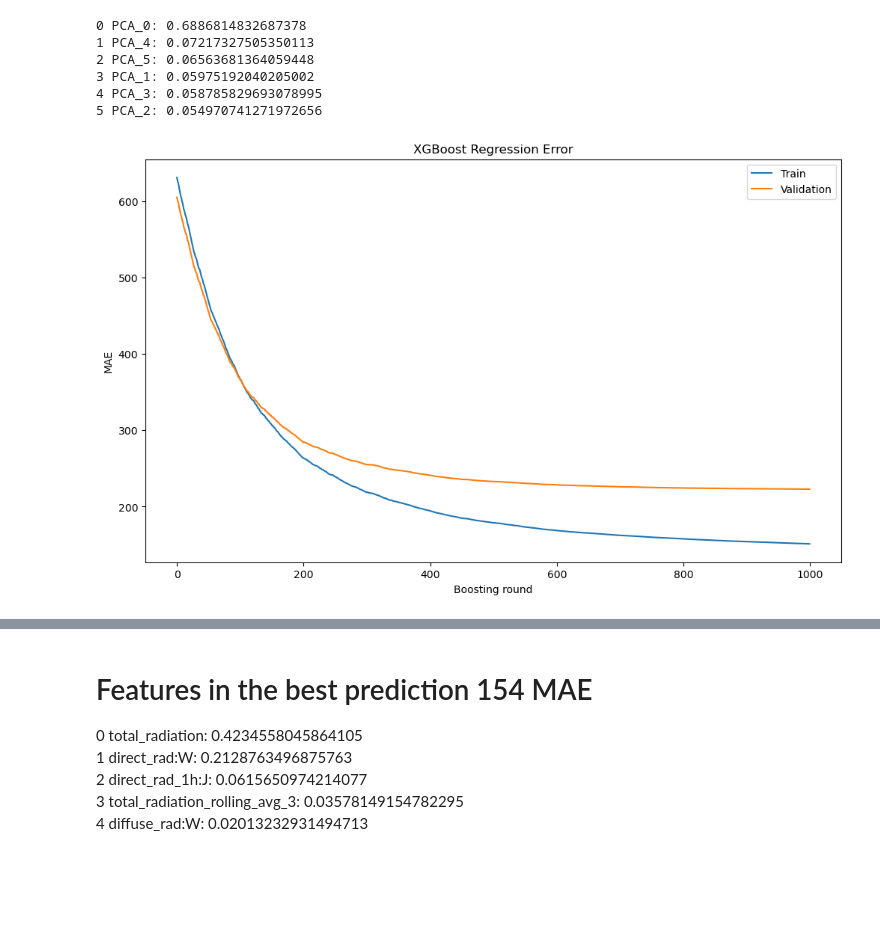
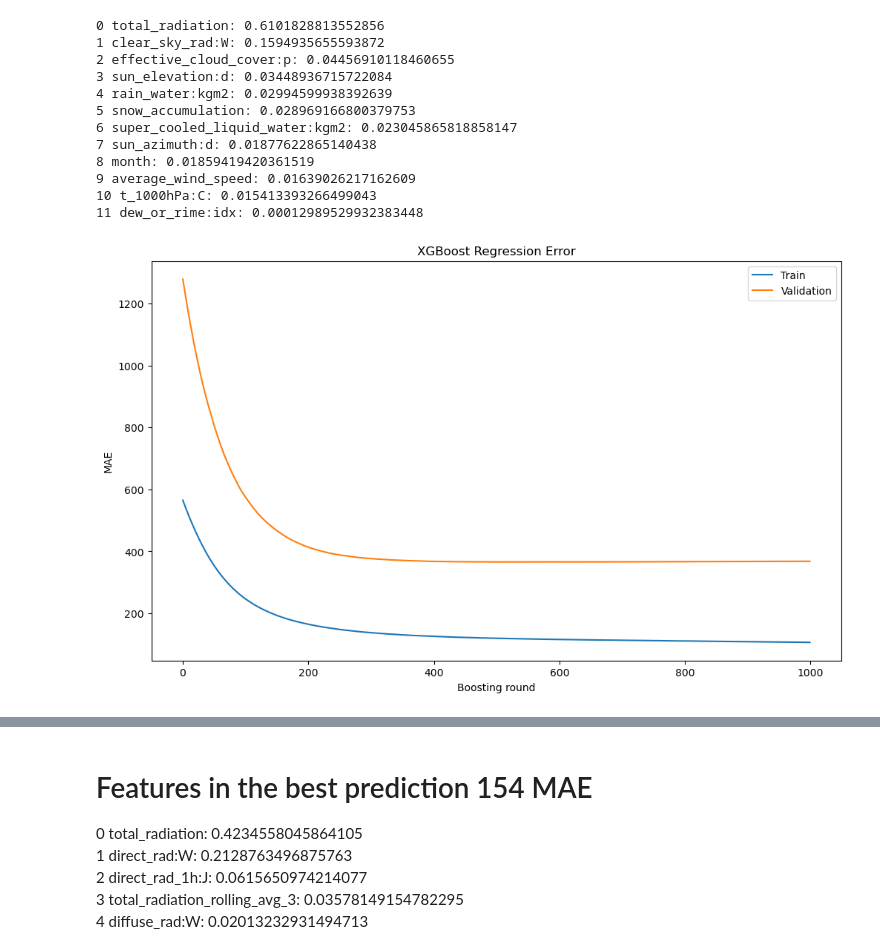
Before and after one commit to TDT4173-MPC/TDT4173-MPC, a Jupyter notebook: Mathias/models/xgboost.ipynb, the cells around one changed output, grey strips where cells are left out. Drawn from its saved outputs; the diff is of its cells as text; code cells hidden in the pictures; blank space fills up the shorter version.

```diff
--- a/Mathias/models/xgboost.ipynb
+++ b/Mathias/models/xgboost.ipynb
@@ -15,15 +17,15 @@ import warnings
 warnings.filterwarnings('ignore')
 # %%
 # Import data
-obs_A = pd.read_parquet('../../preprocessing/data/obs_A.parquet')
-obs_B = pd.read_parquet('../../preprocessing/data/obs_B.parquet')
-obs_C = pd.read_parquet('../../preprocessing/data/obs_C.parquet')
-est_A = pd.read_parquet('../../preprocessing/data/est_A.parquet')
-est_B = pd.read_parquet('../../preprocessing/data/est_B.parquet')
-est_C = pd.read_parquet('../../preprocessing/data/est_C.parquet')
-test_A = pd.read_parquet('../../preprocessing/data/test_A.parquet')
-test_B = pd.read_parquet('../../preprocessing/data/test_B.parquet')
-test_C = pd.read_parquet('../../preprocessing/data/test_C.parquet')
+obs_A = pd.read_parquet('../../preprocessing/data/obs_A.parquet').drop(columns=['date_forecast'])
+obs_B = pd.read_parquet('../../preprocessing/data/obs_B.parquet').drop(columns=['date_forecast'])
+obs_C = pd.read_parquet('../../preprocessing/data/obs_C.parquet').drop(columns=['date_forecast'])
+est_A = pd.read_parquet('../../preprocessing/data/est_A.parquet').drop(columns=['date_forecast'])
+est_B = pd.read_parquet('../../preprocessing/data/est_B.parquet').drop(columns=['date_forecast'])
+est_C = pd.read_parquet('../../preprocessing/data/est_C.parquet').drop(columns=['date_forecast'])
+test_A = pd.read_parquet('../../preprocessing/data/test_A.parquet').drop(columns=['date_forecast'])
+test_B = pd.read_parquet('../../preprocessing/data/test_B.parquet').drop(columns=['date_forecast'])
+test_C = pd.read_parquet('../../preprocessing/data/test_C.parquet').drop(columns=['date_forecast'])
 
 # Columns to drop
 # columns = [
@@ -112,7 +169,7 @@ parameters_A = {
     'random_state': 0,
     'booster': 'gbtree',
     'n_jobs': -1,
-    'eval_set': [(X_train_A, y_train_A), (X_test_A, y_test_A)]
+    'eval_set': [(X_train_A, y_train_A), (X_val_A, y_val_A)]
 }
 
 parameters_B = {
@@ -128,7 +185,7 @@ parameters_B = {
     'random_state': 0,
     'booster': 'gbtree',
     'n_jobs': -1,
-    'eval_set': [(X_train_B, y_train_B), (X_test_B, y_test_B)]
+    'eval_set': [(X_train_B, y_train_B), (X_val_B, y_val_B)]
 }
 
 parameters_C = {
@@ -144,7 +201,7 @@ parameters_C = {
     'random_state': 0,
     'booster': 'gbtree',
     'n_jobs': -1,
-    'eval_set': [(X_train_C, y_train_C), (X_test_C, y_test_C)]
+    'eval_set': [(X_train_C, y_train_C), (X_val_C, y_val_C)]
 }
 
 
@@ -156,21 +213,21 @@ model_C = xgb.XGBRegressor(**parameters_C)
 # Fit the models, verbose=False
 model_A.fit(
     X=X_train_A, y=y_train_A,
-    eval_set=[(X_train_A, y_train_A), (X_test_A, y_test_A)],
+    eval_set=[(X_train_A, y_train_A), (X_val_A, y_val_A)],
     eval_metric='mae',
     verbose=False
 )
 
 model_B.fit(
     X=X_train_B, y=y_train_B,
-    eval_set=[(X_train_B, y_train_B), (X_test_B, y_test_B)],
+    eval_set=[(X_train_B, y_train_B), (X_val_B, y_val_B)],
     eval_metric='mae',
     verbose=False
 )
 
 model_C.fit(
     X=X_train_C, y=y_train_C,
-    eval_set=[(X_train_C, y_train_C), (X_test_C, y_test_C)],
+    eval_set=[(X_train_C, y_train_C), (X_val_C, y_val_C)],
     eval_metric='mae',
     verbose=False
 )
@@ -249,18 +314,24 @@ Total MAE: 95.78239180507917
 # %%
 # Feature importance
-feature_importances = model_C.feature_importances_
+feature_importances = model_A.feature_importances_
 feature_importances = pd.DataFrame({'feature': list(X_train_A.columns), 'importance': feature_importances}).sort_values('importance', ascending = False)
 
 # Print feature importance
 for i in range(feature_importances.shape[0]):
     print(f"{i} {feature_importances.iloc[i, 0]}: {feature_importances.iloc[i, 1]}")
 # %% [output]
-0 PCA_0: 0.6886814832687378
-1 PCA_4: 0.07217327505350113
-2 PCA_5: 0.06563681364059448
-3 PCA_1: 0.05975192040205002
-4 PCA_3: 0.058785829693078995
-5 PCA_2: 0.054970741271972656
+0 total_radiation: 0.6101828813552856
+1 clear_sky_rad:W: 0.1594935655593872
+2 effective_cloud_cover:p: 0.04456910118460655
+3 sun_elevation:d: 0.03448936715722084
+4 rain_water:kgm2: 0.02994599938392639
+5 snow_accumulation: 0.028969166800379753
+6 super_cooled_liquid_water:kgm2: 0.023045865818858147
+7 sun_azimuth:d: 0.01877622865140438
+8 month: 0.01859419420361519
+9 average_wind_speed: 0.01639026217162609
+10 t_1000hPa:C: 0.015413393266499043
+11 dew_or_rime:idx: 0.00012989529932383448
 # %%
 # Create submission
 
@@ -292,27 +363,27 @@ for i in range(feature_importances.shape[0]):
 # %%
 evals_result_A = model_A.evals_result()
-evals_result_B = model_B.evals_result()
-evals_result_C = model_C.evals_result()
+# evals_result_B = model_B.evals_result()
+# evals_result_C = model_C.evals_result()
 
 train_error_A = evals_result_A['validation_0']['mae']
 val_error_A = evals_result_A['validation_1']['mae']
-train_error_B = evals_result_B['validation_0']['mae']
-val_error_B = evals_result_B['validation_1']['mae']
-train_error_C = evals_result_C['validation_0']['mae']
-val_error_C = evals_result_C['validation_1']['mae']
+# train_error_B = evals_result_B['validation_0']['mae']
+# val_error_B = evals_result_B['validation_1']['mae']
+# train_error_C = evals_result_C['validation_0']['mae']
+# val_error_C = evals_result_C['validation_1']['mae']
 
 epochs = len(train_error_A)
 x_axis = range(0, epochs)
 
 # Plot for model A
 plt.figure(figsize=(12, 7))
 plt.plot(x_axis, train_error_A, label='Train')
 plt.plot(x_axis, val_error_A, label='Validation')
 plt.legend()
 
 plt.ylabel('MAE')
 plt.xlabel('Boosting round')
 plt.title('XGBoost Regression Error')
 plt.show()
 # %% [output]
-[figure, old version]
+[figure, new version]
```
Also changed, not shown: parts of 9 cells of this notebook, 8 other files.
